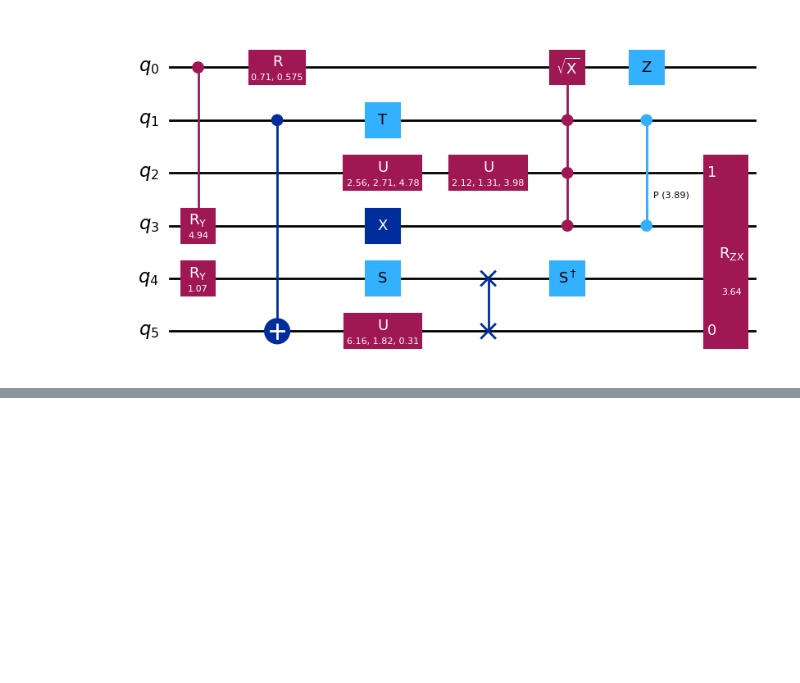
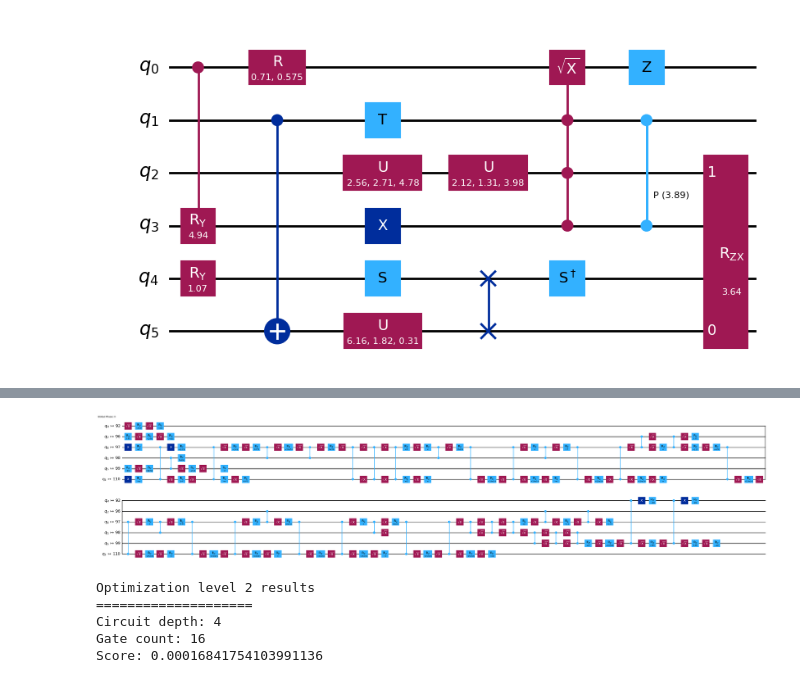
Before and after one commit to sagars2004/2024-IBM-Quantum-Challenge, a Jupyter notebook: ibm-quantum-challenge-2024-lab2.ipynb, the cells around one changed output, grey strips where cells are left out. Saved outputs shown, nothing was run; the diff lists cells and outputs as text; code cells hidden in the pictures; blank space fills up the shorter version.

```diff
--- a/ibm-quantum-challenge-2024-lab2.ipynb
+++ b/ibm-quantum-challenge-2024-lab2.ipynb
@@ -127,0 +226,27 @@ qc.draw('mpl')
+# %%
+# Opt level 2- medium optimization, opt level 1 + heuristic optimized with greater search depth and trials of optimization function
+pm_level2 = generate_preset_pass_manager(backend=backend, optimization_level=2, seed_transpiler=seed)
+# %%
+# Run for our random circuit
+tr_lv2 = pm_level2.run(qc)
+
+# uncomment the next line to draw circuit
+tr_lv2.draw('mpl', idle_wires=False, fold=60)
+# %% [output]
+[figure, added]
+# %%
+circuit_depths['opt_lv_2'] = qc.depth()
+gate_counts['opt_lv_2'] = sum(qc.count_ops().values())
+scores['opt_lv_2'] = scoring(qc, backend)
+
+print("Optimization level 2 results")
+print("====================")
+print("Circuit depth:", circuit_depths['opt_lv_2'])
+print("Gate count:", gate_counts['opt_lv_2'])
+print("Score:", scores['opt_lv_2'])
+# %% [output]
+Optimization level 2 results
+====================
+Circuit depth: 4
+Gate count: 16
+Score: 0.00016841754103991136
```
Also changed, not shown: parts of 11 cells of this notebook.
